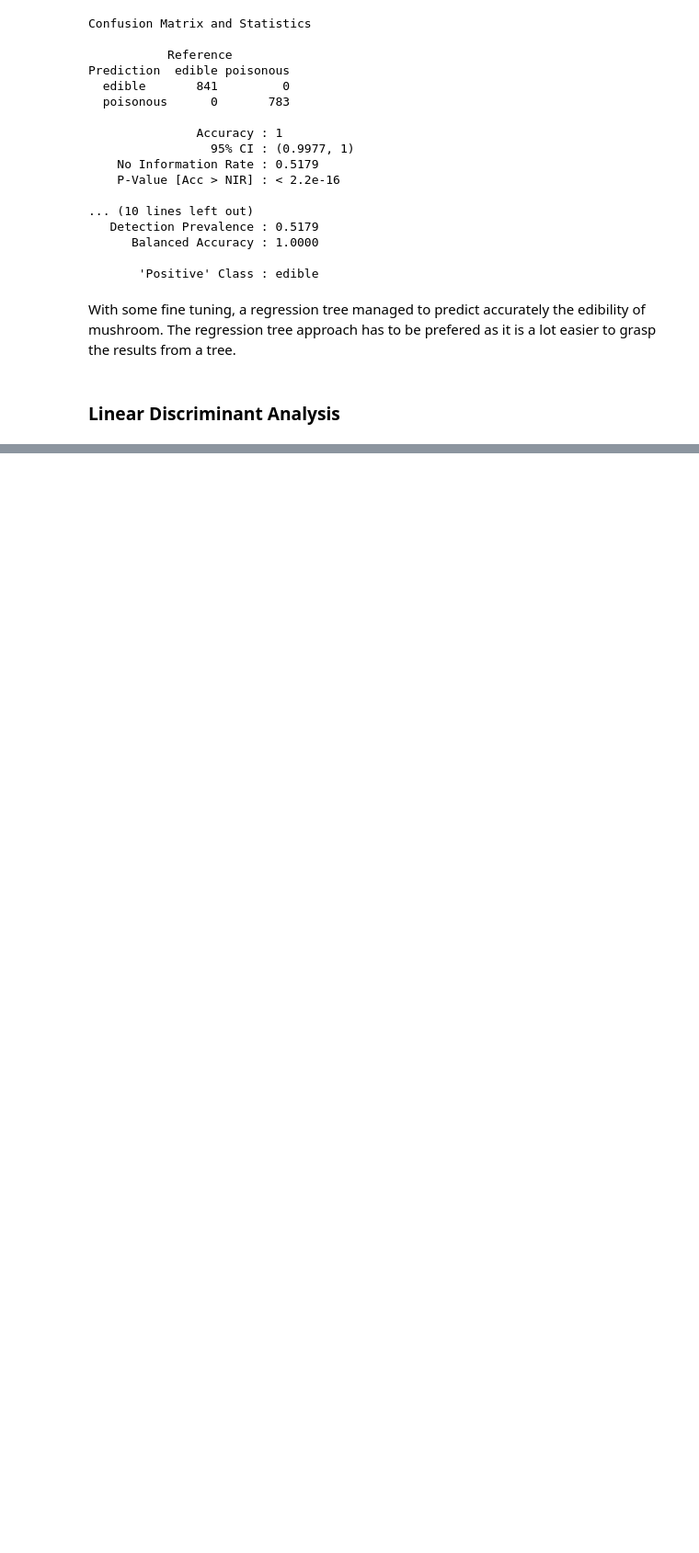
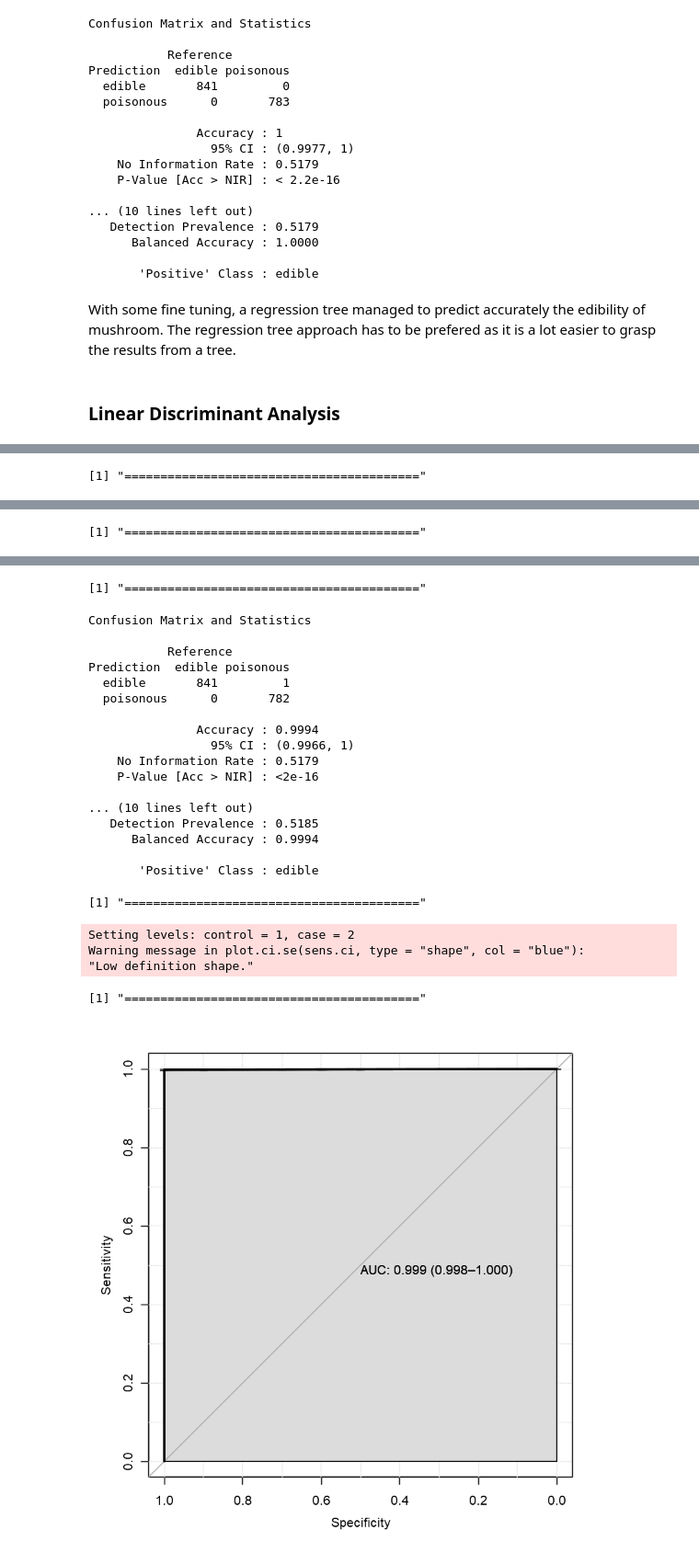
Before and after one commit to mnassrib/mushrooms-classification-using-R, a Jupyter notebook: mushrooms.ipynb, the cells around one changed output, grey strips where cells are left out. Shown at 92% size. Cells and saved outputs as stored; diff of their text form; code cells hidden in the pictures; blank space fills up the shorter version.

```diff
--- a/mushrooms.ipynb
+++ b/mushrooms.ipynb
@@ -508,0 +525,31 @@ Balanced Accuracy           1.0000            0.9850           0.9850
+# %%
+fitControl <- trainControl(## 10-fold CV
+                           method = "cv",
+                           number = 10)
+
+knn_model <- suppressWarnings(train(target ~ .,
+                                  data = train_mushroom,
+                                  method ="knn",
+                                  tuneLength = 4,
+                                  trControl = fitControl,
+                                  metric = 'Accuracy'))
+
+print("=========================================")
+
+knn_model
+
+print("=========================================")
+
+varImp(knn_model)
+
+print("=========================================")
+
+confusionMatrix(data = predict(knn_model, newdata = test_mushroom), test_mushroom$target)
+
+print("=========================================")
+
+plotROC(test_mushroom$target, predict(knn_model, test_mushroom))
+
+print("=========================================")
+# %% [output]
+[1] "========================================="
@@ -508,0 +575 @@ Balanced Accuracy           1.0000            0.9850           0.9850
+[1] "========================================="
@@ -508,0 +593,24 @@ Balanced Accuracy           1.0000            0.9850           0.9850
+[1] "========================================="
+Confusion Matrix and Statistics
+
+           Reference
+Prediction  edible poisonous
+  edible       841         1
+  poisonous      0       782
+
+               Accuracy : 0.9994
+                 95% CI : (0.9966, 1)
+    No Information Rate : 0.5179
+    P-Value [Acc > NIR] : <2e-16
+
+... (10 lines left out)
+   Detection Prevalence : 0.5185
+      Balanced Accuracy : 0.9994
+
+       'Positive' Class : edible
+[1] "========================================="
+Setting levels: control = 1, case = 2
+Warning message in plot.ci.se(sens.ci, type = "shape", col = "blue"):
+"Low definition shape."
+[1] "========================================="
+[figure, added]
```
Also changed, not shown: parts of 15 cells of this notebook.
